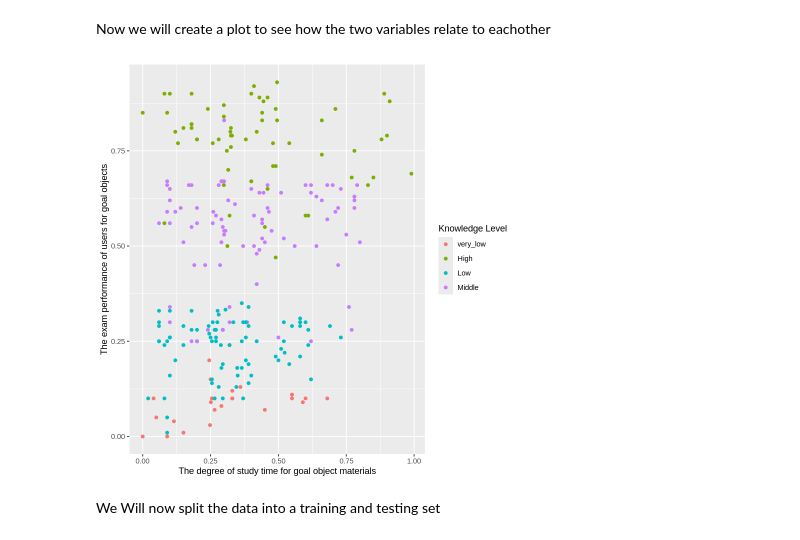
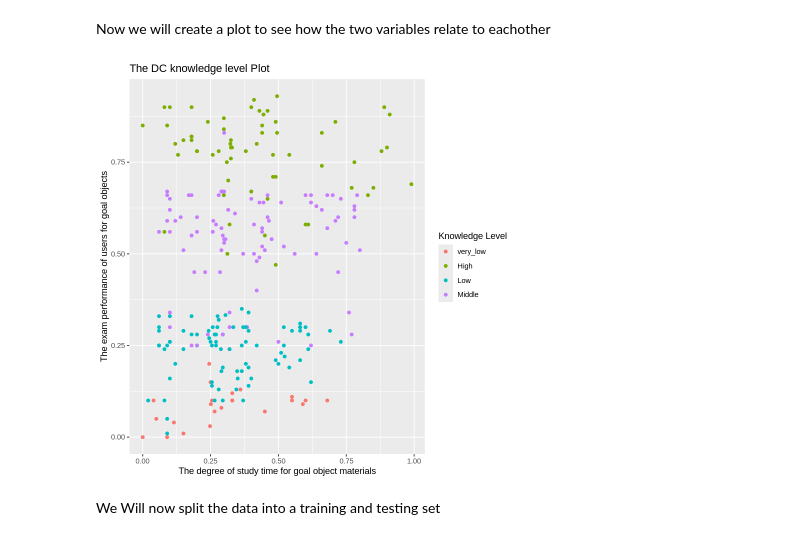
Before and after one commit to hugotaylor3/DSCI-project, a Jupyter notebook: Group Project Report.ipynb, the cells around one changed output. Saved outputs shown, nothing was run; the diff lists cells and outputs as text; code cells hidden in the pictures.

```diff
--- a/Group Project Report.ipynb
+++ b/Group Project Report.ipynb
@@ -40,12 +48,14 @@ Now we will create a plot to see how the two variables relate to eachother
 # %%
 dc_plot <- tidy_data |>
     ggplot(aes(x=STG, y=PEG, color=UNS))+
     geom_point()+
-    labs(x="The degree of study time for goal object materials", y="The exam performance of users for goal objects", color="Knowledge Level")
+    labs(x="The degree of study time for goal object materials",
+         y="The exam performance of users for goal objects", color="Knowledge Level") +
+    ggtitle("The DC knowledge level Plot")
 
 dc_plot
 # %% [output]
-[figure, old version]
+[figure, new version]
 # %% [markdown]
 We Will now split the data into a training and testing set
 # %%
```
Also changed, not shown: parts of 3 cells of this notebook.
